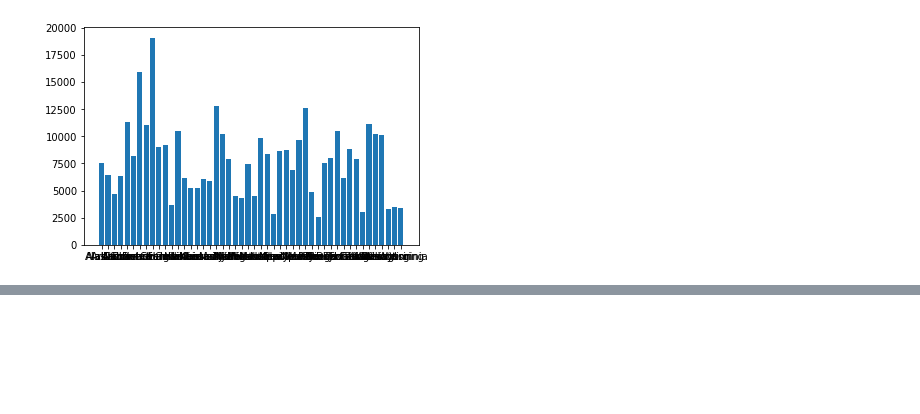
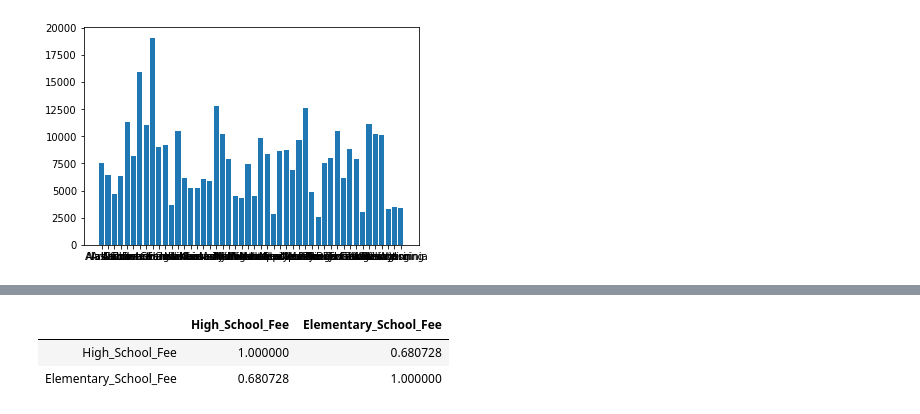
Before and after one commit to steber97/RecursionFairies_AdaProject, a Jupyter notebook: school_dataset.ipynb, the cells around one changed output, grey strips where cells are left out. Cells and saved outputs as stored; diff of their text form; code cells hidden in the pictures; blank space fills up the shorter version.

```diff
--- a/school_dataset.ipynb
+++ b/school_dataset.ipynb
@@ -208,0 +214,7 @@ plt.bar(tuition_fees_df.State, tuition_fees_df.Elementary_School_Fee)
+# %%
+corr = tuition_fees_df.corr()
+corr
+# %% [output]
+|  | High_School_Fee | Elementary_School_Fee |
+| High_School_Fee | 1.000000 | 0.680728 |
+| Elementary_School_Fee | 0.680728 | 1.000000 |
```
Also changed, not shown: parts of 5 cells of this notebook.
